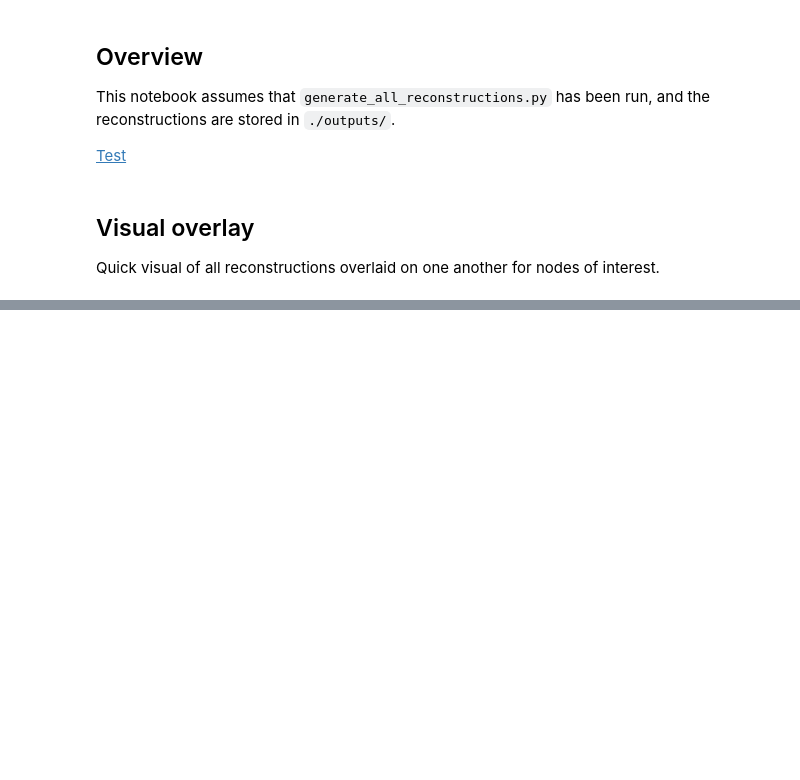
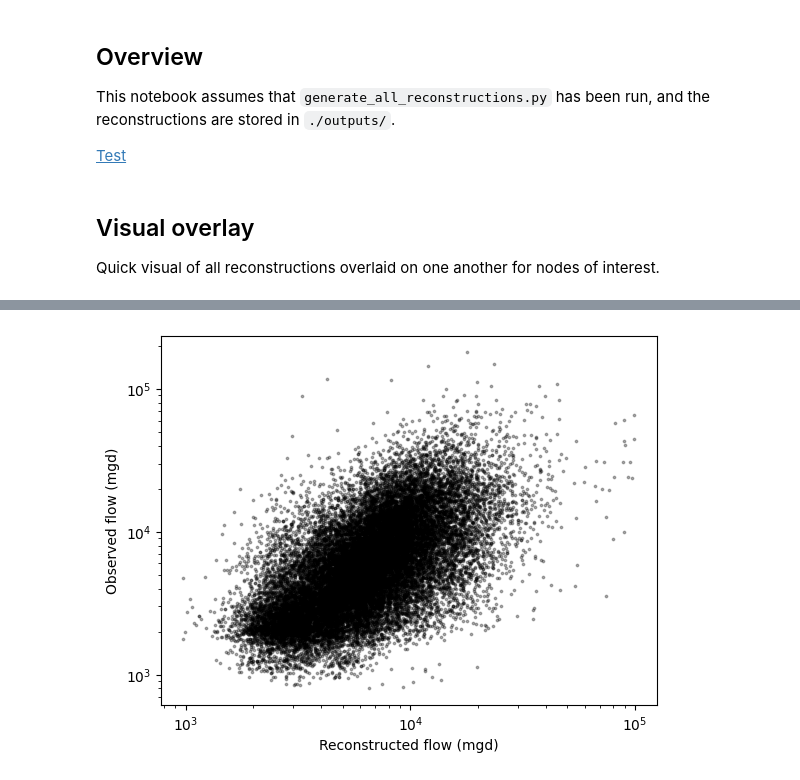
Before and after one commit to Pywr-DRB/DRB-Historic-Reconstruction, a Jupyter notebook: reconstruction_diagnostics.ipynb, the cells around one changed output, grey strips where cells are left out. Drawn from its saved outputs; the diff is of its cells as text; code cells hidden in the pictures; blank space fills up the shorter version.

```diff
--- a/reconstruction_diagnostics.ipynb
+++ b/reconstruction_diagnostics.ipynb
@@ -183,0 +168,11 @@ plt.yscale('log')
+# %%
+plt.scatter(Qhr_gage_flows['nhmv10_NYCScaled'].loc['1950-01-01':, 'delDRCanal'],
+            Q_obs[[f'USGS-{s}' for s in obs_site_matches[plot_node]]],
+            s=3, c = 'black', alpha=0.3)
+plt.xlabel('Reconstructed flow (mgd)')
+plt.ylabel('Observed flow (mgd)')
+plt.yscale('log')
+plt.xscale('log')
+plt.show()
+# %% [output]
+[figure, added]
```
Also changed, not shown: parts of 10 cells of this notebook, 17 other files.
